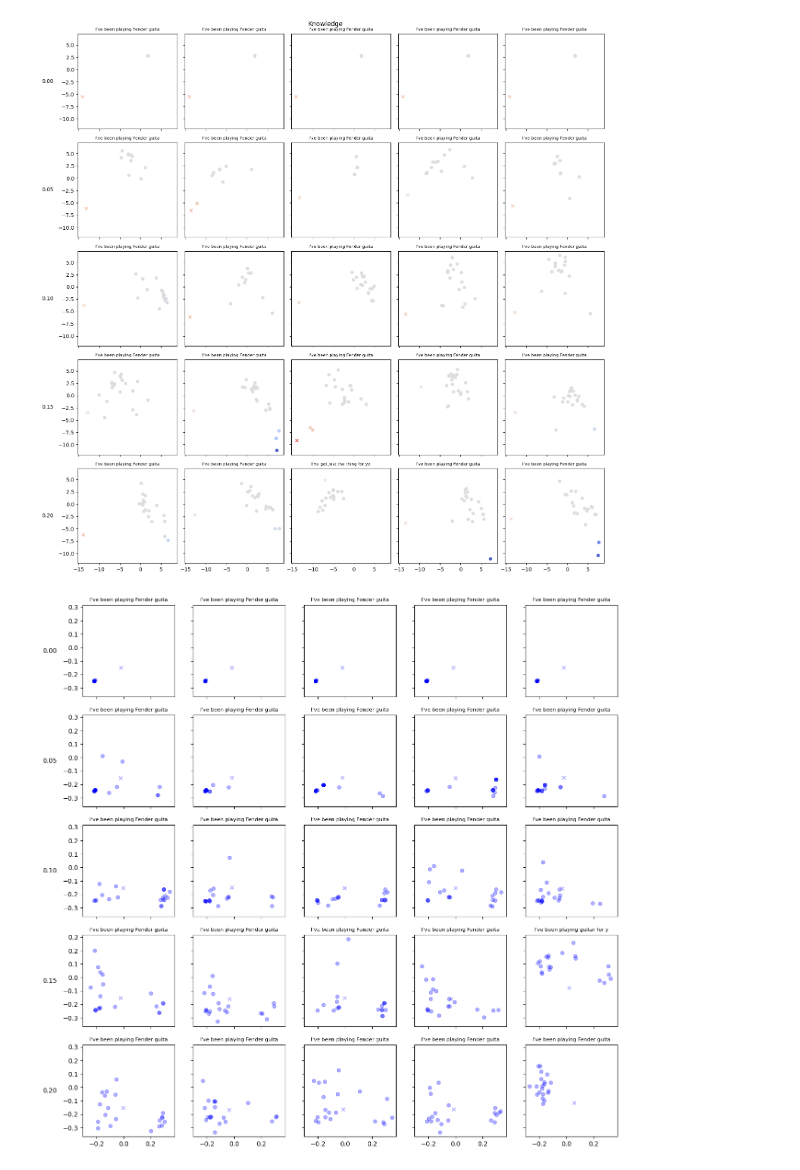
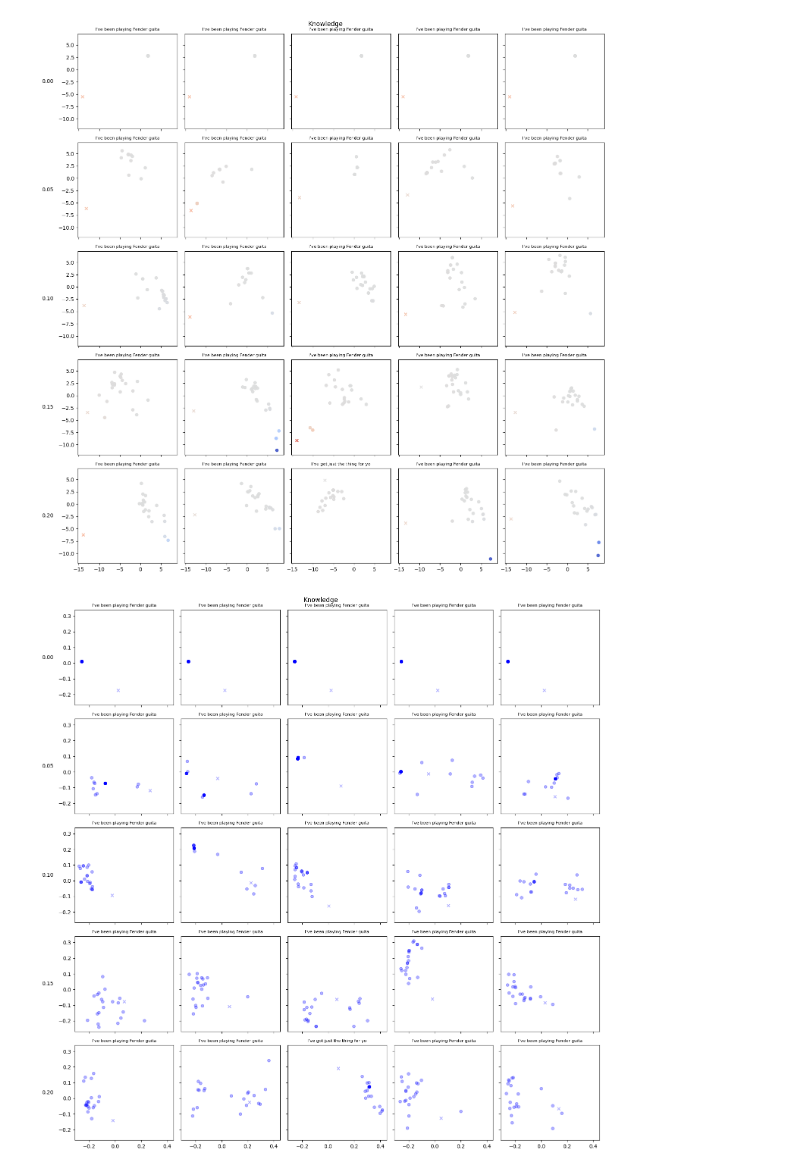
Before and after one commit to stmorse/scope2, a Jupyter notebook: notebooks/spreads.ipynb, the cells around one changed output. Saved outputs shown, nothing was run; the diff lists cells and outputs as text; code cells hidden in the pictures.

```diff
--- a/notebooks/spreads.ipynb
+++ b/notebooks/spreads.ipynb
@@ -234,0 +248,8 @@ plt.show()
+# %%
+fig, ax = plt.subplots(1,1, figsize=(8,5))
+evr = spca_mod.explained_variance_ratio_
+ax.plot(np.arange(evr.shape[0]), evr, 'k-')
+ax.set_title("Explained variance ratio (Semantic)")
+ax.set_xlabel("n components")
+ax.set_ylabel("explained var ratio")
+plt.show()
@@ -275,32 +298,34 @@ fig, axs = plt.subplots(K, L, figsize=(15,15), sharey=True, sharex=True)
 norm = Normalize(vmin=-1, vmax=1)
 
 lever_labels = ["Reason", "Knowledge", "Neutral", "Emotion", "Authority"]
 
 # mr = etsne.reshape(K, L, M, -1)
 mr = spca.reshape(J, K, L, M, -1)
 # pr = entail_probs.reshape(J, K, L, M, -1)
 ix = np.arange(len(texts)).reshape(J, K, L, M)
 
-lever = 0
+lever = 1
 for i in range(J):
     for j in range(L):  # agent 1 response
         ax = axs[i,j]
 
         # agent 1
         ax.scatter(mr[i, lever, j, 0, 0], mr[i, lever, j, 0, 1],
             s=30, c="b", marker="x", alpha=0.3)
 
         # # agent 0
         ax.scatter(mr[i, lever, j, 1:, 0], mr[i, lever, j, 1:, 1],
             s=30, c="b", marker="o", alpha=0.3)
 
         # if i==0:
         ax.set_title(texts[ix[i,lever,j,0]][:30], fontsize=8)
 
     # axs[i,0].set_ylabel(lever_labels[i], rotation=0, labelpad=20, va="center")
     axs[i,0].set_ylabel(temps[i], rotation=0, labelpad=20, va="center")
     # axs[i,0].yaxis.label.set_wrap(True)
 
+fig.suptitle(lever_labels[lever])
+plt.tight_layout()
 plt.show()
 # %% [output]
-[figure, old version]
+[figure, new version]
```
Also changed, not shown: parts of 5 cells of this notebook, 5 other files.
